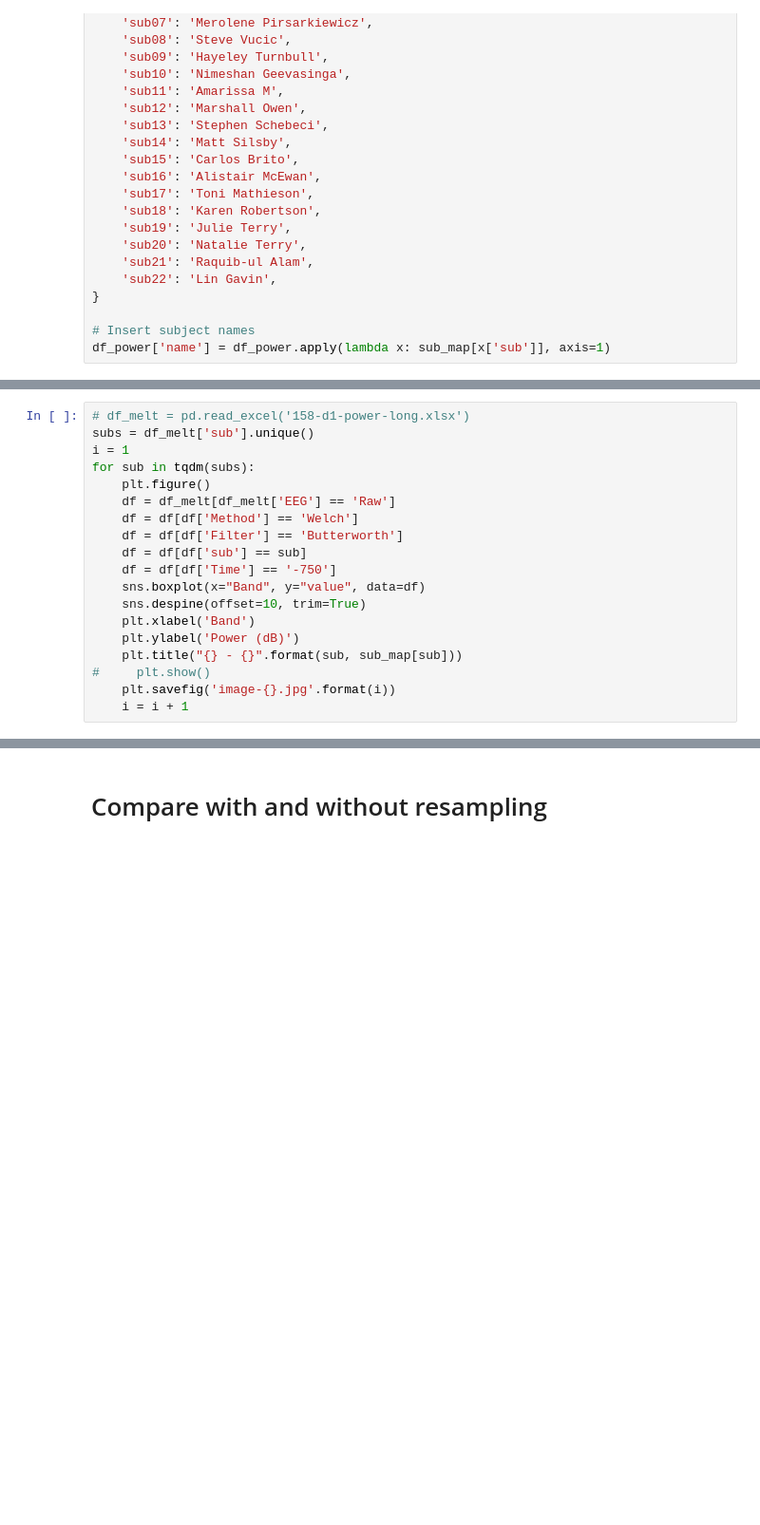
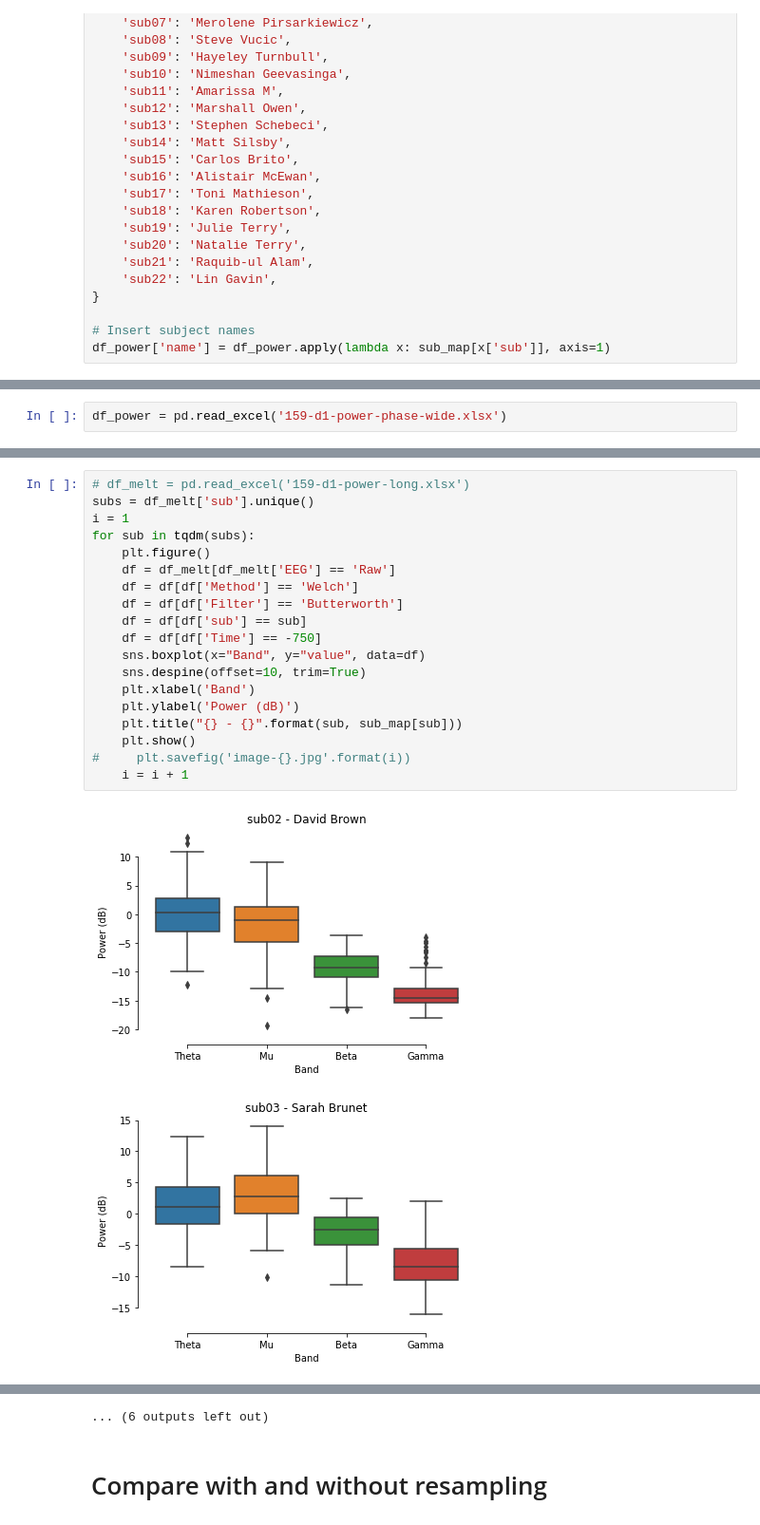
Before and after one commit to alamkanak/EEG-Correlation, a Jupyter notebook: 159-d1-no-tesa.ipynb, the cells around one changed output, grey strips where cells are left out. Shown: that part at 95% size. Saved outputs shown, nothing was run; the diff lists cells and outputs as text; blank space fills up the shorter version.

```diff
--- a/159-d1-no-tesa.ipynb
+++ b/159-d1-no-tesa.ipynb
@@ -634,5 +621,7 @@ df_power.head()
 5 rows × 348 columns
 [figure]
+# %%
+df_power = pd.read_excel('159-d1-power-phase-wide.xlsx')
 # %%
 # Long format - power
 value_vars = []
@@ -733,19 +722,22 @@ df_melt.to_excel('159-d1-phase-long.xlsx')
 # %%
-# df_melt = pd.read_excel('158-d1-power-long.xlsx')
+# df_melt = pd.read_excel('159-d1-power-long.xlsx')
 subs = df_melt['sub'].unique()
 i = 1
 for sub in tqdm(subs):
     plt.figure()
     df = df_melt[df_melt['EEG'] == 'Raw']
     df = df[df['Method'] == 'Welch']
     df = df[df['Filter'] == 'Butterworth']
     df = df[df['sub'] == sub]
-    df = df[df['Time'] == '-750']
+    df = df[df['Time'] == -750]
     sns.boxplot(x="Band", y="value", data=df)
     sns.despine(offset=10, trim=True)
     plt.xlabel('Band')
     plt.ylabel('Power (dB)')
     plt.title("{} - {}".format(sub, sub_map[sub]))
-#     plt.show()
-    plt.savefig('image-{}.jpg'.format(i))
+    plt.show()
+#     plt.savefig('image-{}.jpg'.format(i))
     i = i + 1
+# %% [output]
+[figure, added]
+[figure, added]
@@ -752,3 +754,4 @@ for sub in tqdm(subs):
+... (6 outputs left out)
 # %% [markdown]
 # Compare with and without resampling
 # %%
```
Also changed, not shown: parts of 7 cells of this notebook, 8 other files.
